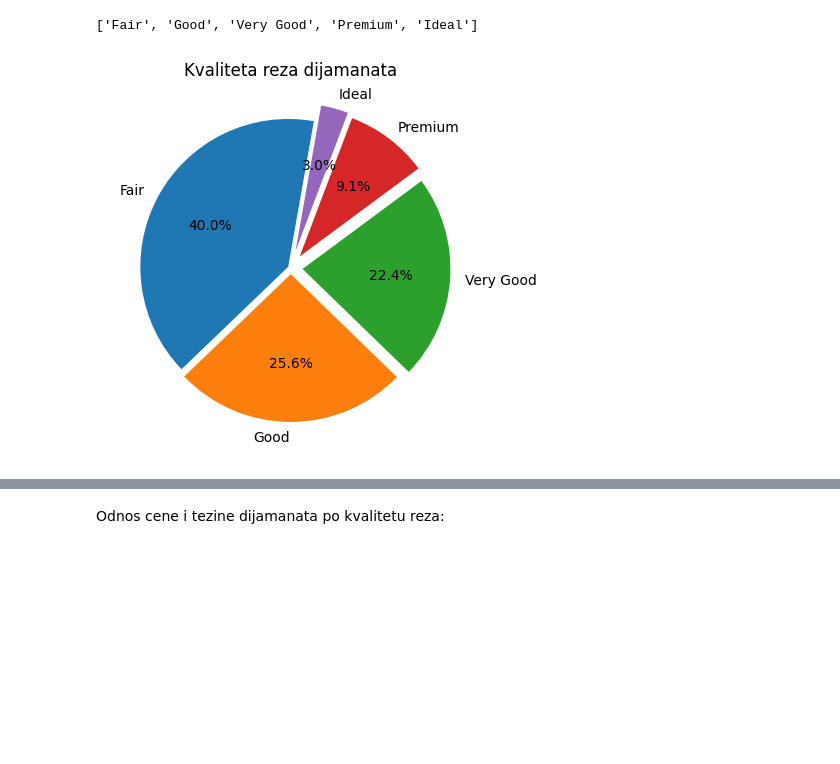
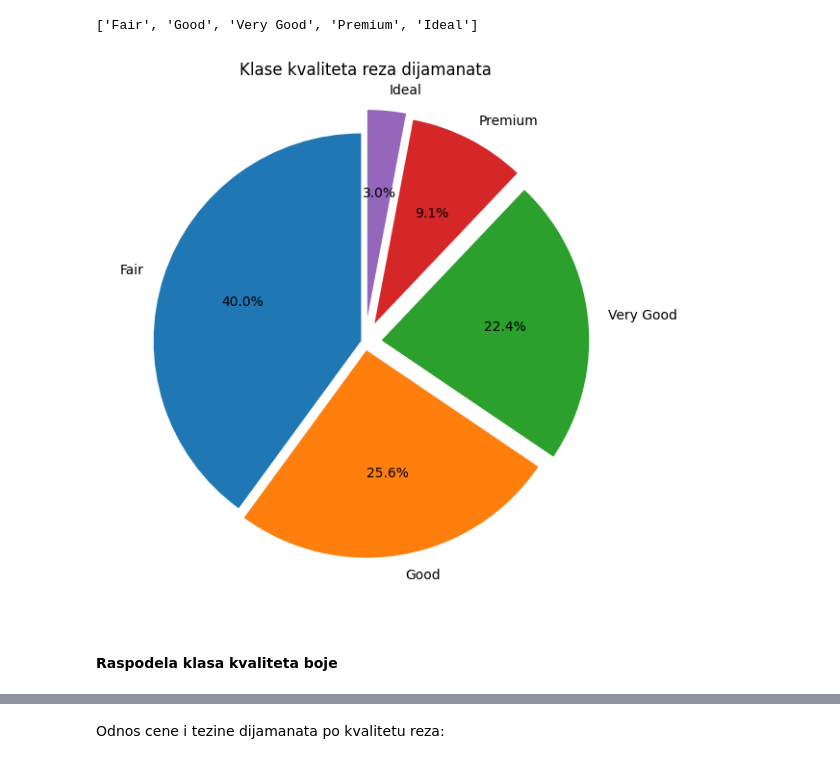
Before and after one commit to MATF-istrazivanje-podataka-1/2023_Data_Mining_Diamonds_Dataset, a Jupyter notebook: data_analysis.ipynb, the cells around one changed output, grey strips where cells are left out. Cells and saved outputs as stored; diff of their text form; code cells hidden in the pictures; blank space fills up the shorter version.

```diff
--- a/data_analysis.ipynb
+++ b/data_analysis.ipynb
@@ -208,8 +227,11 @@ cutClasses
 # %% [output]
 ['Fair', 'Good', 'Very Good', 'Premium', 'Ideal']
 # %%
-plt.pie(pieData, labels = cutClasses, startangle= 80, autopct= '%.1f%%', explode = [0.02, 0.04, 0.08, 0.1, 0.12])
-plt.title('Kvaliteta reza dijamanata')
+plt.figure(figsize=(7,7))
+plt.pie(pieData, labels = cutClasses, startangle= 90, autopct= '%.1f%%', explode = [0.02, 0.04, 0.08, 0.1, 0.12])
+plt.title('Klase kvaliteta reza dijamanata')
 plt.show()
 # %% [output]
-[figure, old version]
+[figure, new version]
+# %% [markdown]
+#### Raspodela klasa kvaliteta boje
```
Also changed, not shown: parts of 49 cells of this notebook.
